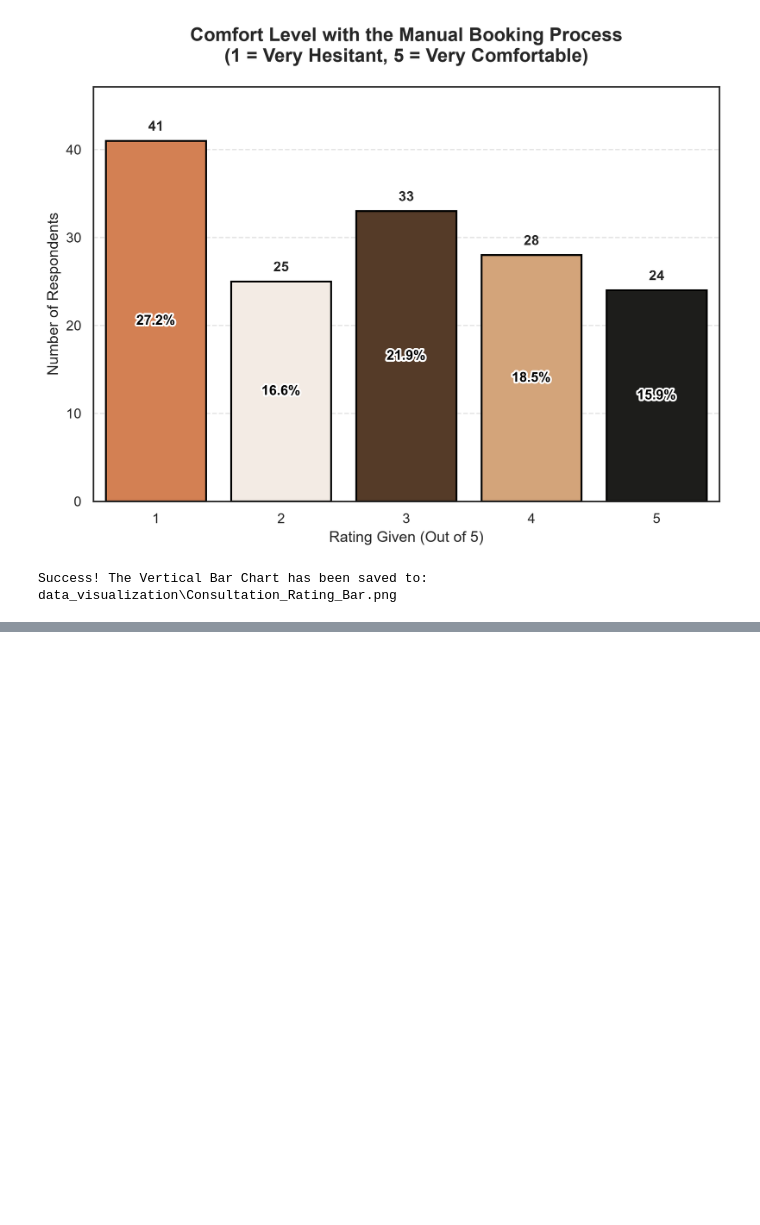
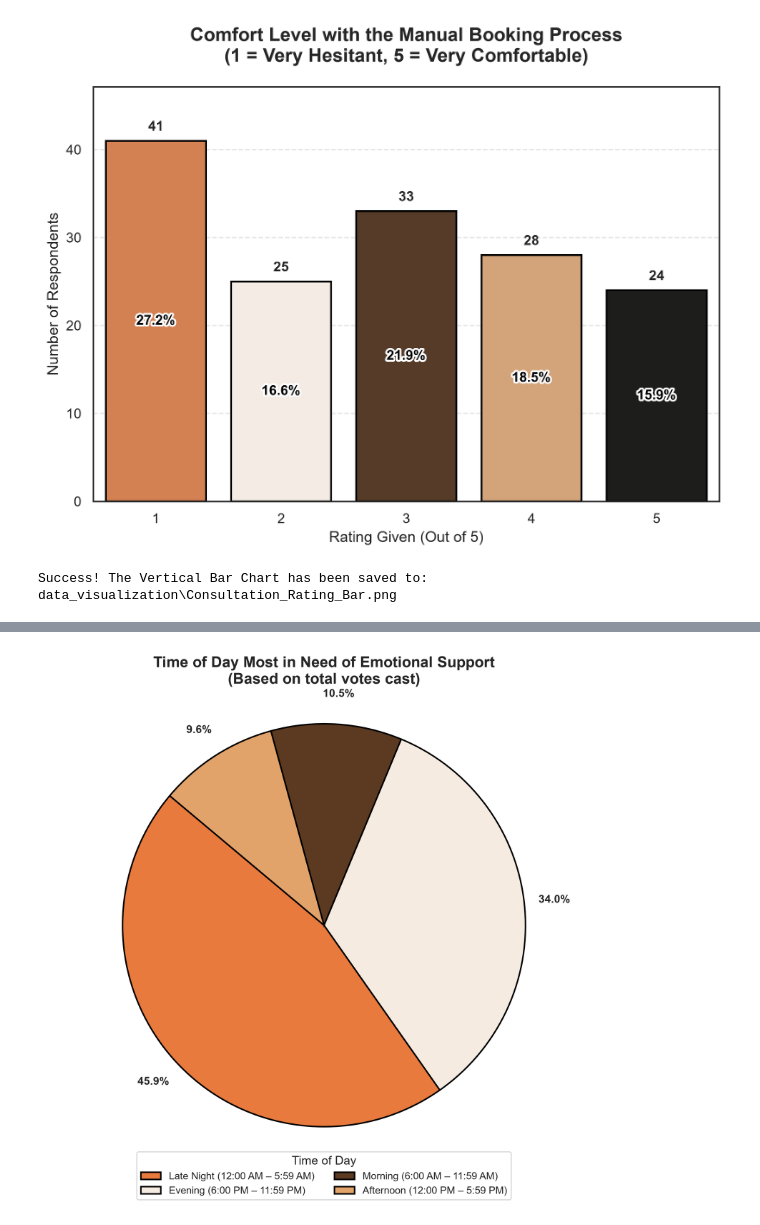
Before and after one commit to JohnLloydCanoy/amuma, a Jupyter notebook: interpretation/data_visualization.ipynb, the cells around one changed output, grey strips where cells are left out. Drawn from its saved outputs; the diff is of its cells as text; code cells hidden in the pictures; blank space fills up the shorter version.

```diff
--- a/interpretation/data_visualization.ipynb
+++ b/interpretation/data_visualization.ipynb
@@ -712,0 +809,93 @@ Success! The Vertical Bar Chart has been saved to: data_visualization\Consultati
+# %%
+import os
+import matplotlib.pyplot as plt
+import pandas as pd
+import seaborn as sns
+
+# 1. Turn on Seaborn styling
+sns.set_theme(style="white")
+
+# 2. Load the dataset
+cleaned_df = pd.read_csv("rawdata/Cleaned_Data.csv")
+
+# 3. Grab Column 18 (Index 17)
+time_col = cleaned_df.columns[17]
+
+# 4. SPLIT THE MULTIPLE ANSWERS
+# Split comma-separated responses into individual rows
+separated_times = (
+    cleaned_df[time_col]
+    .dropna()
+    .astype(str)
+    .str.split(",")
+    .explode()
+)
+
+# Clean up whitespace and drop empty strings
+separated_times = separated_times.str.strip()
+separated_times = separated_times[separated_times != ""]
+
+# Count the answers
+answer_counts = separated_times.value_counts()
+labels = answer_counts.index
+sizes = answer_counts.values
+
+# 5. Set up the figure
+plt.figure(figsize=(10, 8), dpi=300)
+
+# The EXTENDED Calico Theme Palette (ensures unique colors across slices)
+extended_calico_colors = [
+    "#E87A3E", "#F5EBE1", "#5C3A21", "#E2A36B", "#1D1D1B",
+    "#A65D37", "#D9C3A9", "#8C4F2B", "#F2C48D", "#4A3525",
+    "#CF8A5F", "#EBE2D5", "#2C1F16",
+]
+
+colors = [
+    extended_calico_colors[i % len(extended_calico_colors)]
+    for i in range(len(answer_counts))
+]
+
+# 6. Create the Pie Chart
+wedges, texts, autotexts = plt.pie(
+    sizes,
+    colors=colors,
+    autopct="%1.1f%%",
+    startangle=140,
+    pctdistance=1.15,  # Pushes percentages to the outside
+    wedgeprops={"edgecolor": "black", "linewidth": 1.5},
+    textprops={"fontsize": 11, "fontweight": "bold"},
+)
+
+# 7. Add title and styling
+plt.title(
+    "Time of Day Most in Need of Emotional Support\n(Based on total votes cast)",
+    fontsize=15,
+    fontweight="bold",
+    pad=20,
+)
+
+plt.axis("equal")
+
+# 8. Add the Legend at the Bottom
+plt.legend(
+    wedges,
+    labels,
+    title="Time of Day",
+    loc="upper center",
+    bbox_to_anchor=(0.5, 0.0),  # Position below chart
+    ncol=2,                     # 2 columns for a balanced layout
+    fontsize=10,
+)
+
+# 9. Save to the specific folder
+save_folder = "data_visualization"
+os.makedirs(save_folder, exist_ok=True)
+
+file_path = os.path.join(save_folder, "Overwhelmed_Time_Pie.png")
+
+plt.savefig(file_path, dpi=300, bbox_inches="tight")
+plt.show()
+
+print(f"Success! The Pie Chart has been saved to: {file_path}")
+# %% [output]
+[figure, added]
```
Also changed, not shown: parts of 2 cells of this notebook.
